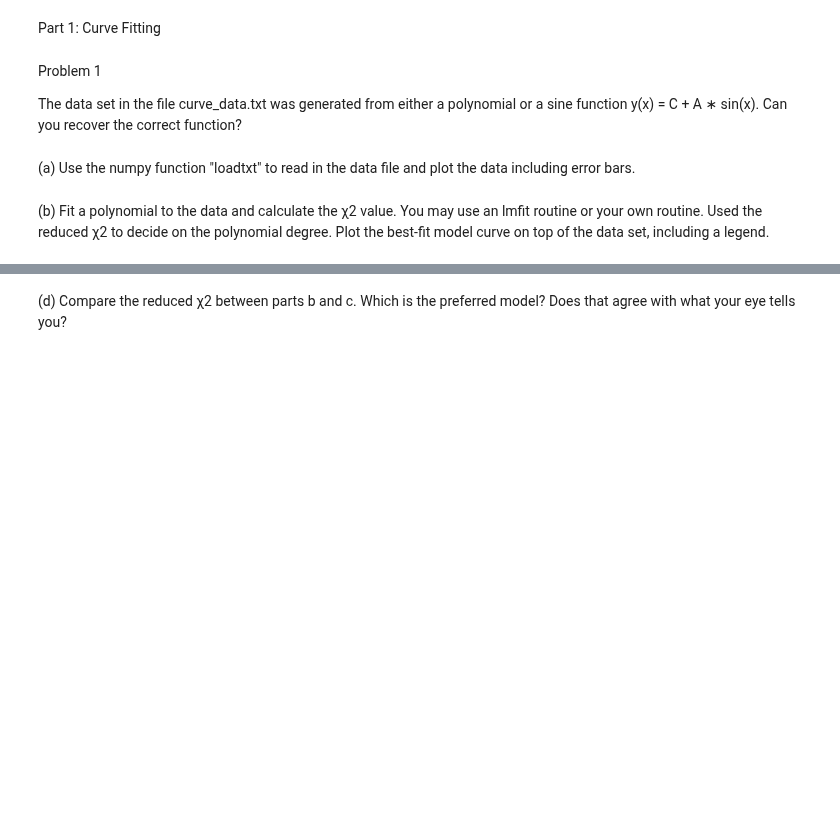
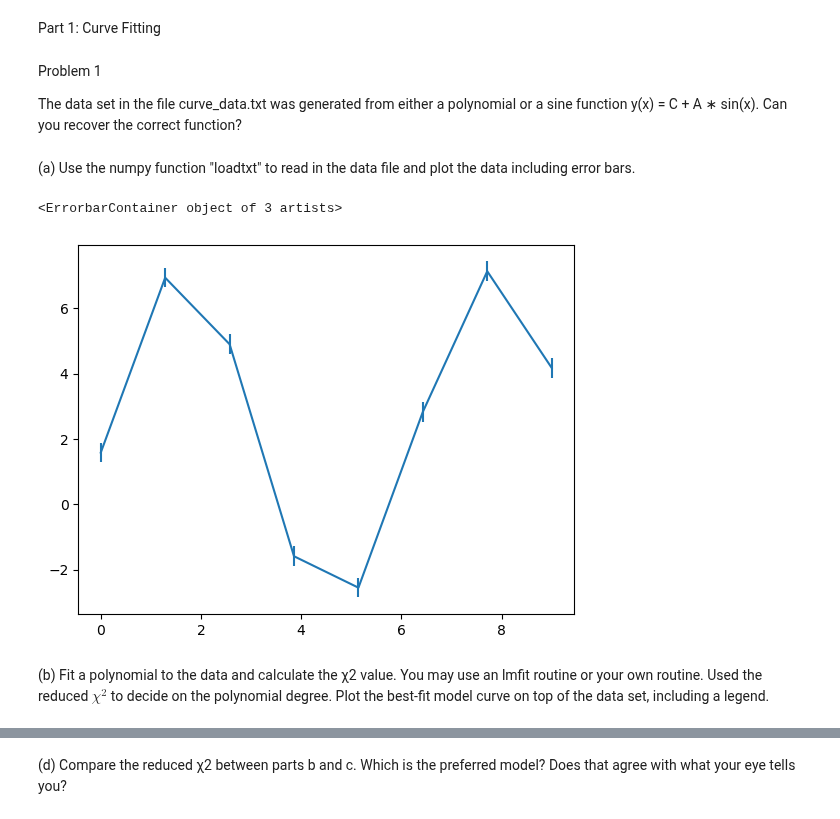
Before and after one commit to LordofDorknes/ProfHurst_PHYS240_Sp23, a Jupyter notebook: Newby/Newby_Robin_Homework7_Problem7.ipynb, the cells around one changed output, grey strips where cells are left out. Saved outputs shown, nothing was run; the diff lists cells and outputs as text; code cells hidden in the pictures; blank space fills up the shorter version.

```diff
--- a/Newby/Newby_Robin_Homework7_Problem7.ipynb
+++ b/Newby/Newby_Robin_Homework7_Problem7.ipynb
@@ -3,12 +3,21 @@ Part 1: Curve Fitting
 # %% [markdown]
 Problem 1
 
-The data set in the file curve_data.txt was generated from either a polynomial or a
-sine function y(x) = C + A ∗ sin(x). Can you recover the correct function?
+The data set in the file curve_data.txt was generated from either a polynomial or a sine function y(x) = C + A ∗ sin(x). Can you recover the correct function?
 # %% [markdown]
-(a) Use the numpy function "loadtxt" to read in the data file and plot the data
-including error bars.
+(a) Use the numpy function "loadtxt" to read in the data file and plot the data including error bars.
+# %%
+import numpy as np
+import matplotlib.pyplot as plt
+fileimported= np.loadtxt('curve_data_noheader.txt')
+# x, y, dy
+x= fileimported[:,0]
+y= fileimported[:,1]
+dy= fileimported[:,2]
+
+plt.errorbar(x,y,yerr=dy)
+# %% [output]
+<ErrorbarContainer object of 3 artists>
+[figure, added]
 # %% [markdown]
-(b) Fit a polynomial to the data and calculate the χ2 value. You may use an lmfit
-routine or your own routine. Used the reduced χ2 to decide on the polynomial
-degree. Plot the best-fit model curve on top of the data set, including a legend.
+(b) Fit a polynomial to the data and calculate the χ2 value. You may use an lmfit routine or your own routine. Used the reduced $\chi^2$ to decide on the polynomial degree. Plot the best-fit model curve on top of the data set, including a legend.
```
Also changed, not shown: parts of 6 cells of this notebook, 1 other file.
